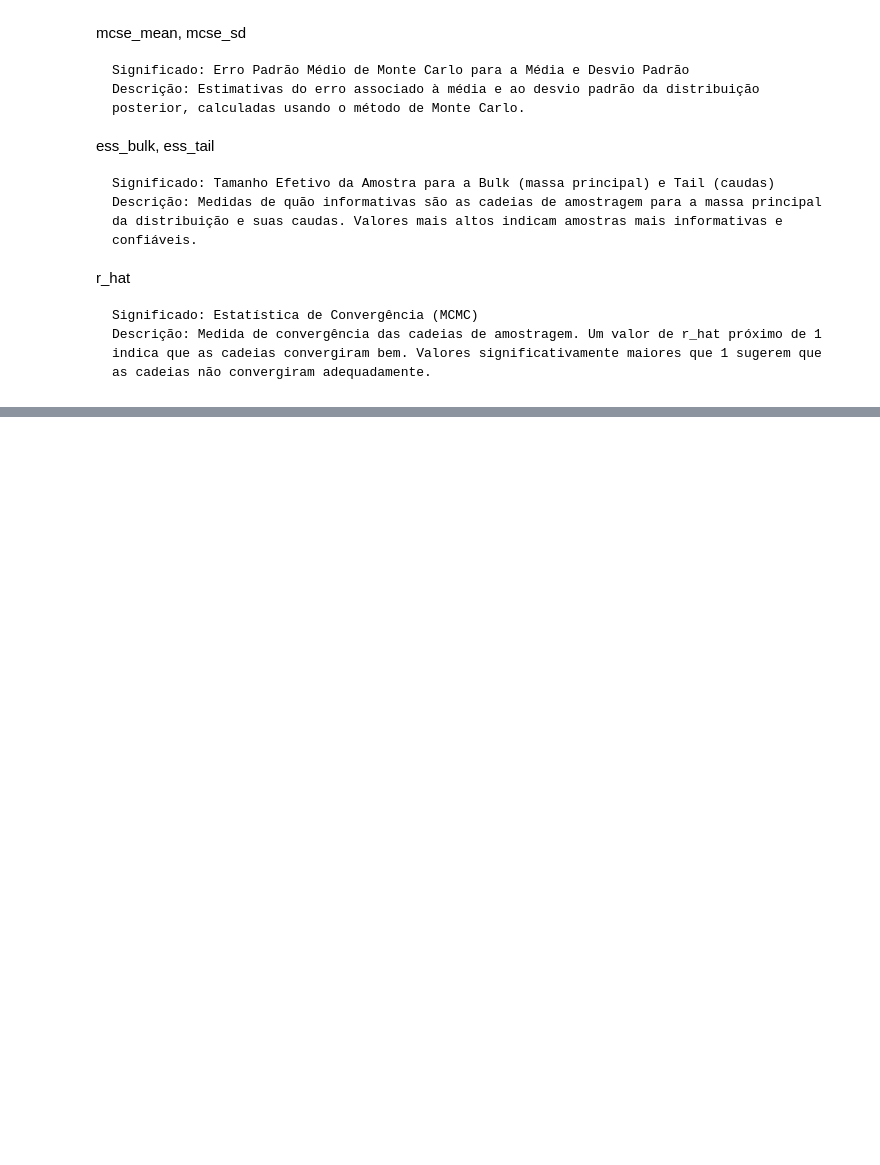
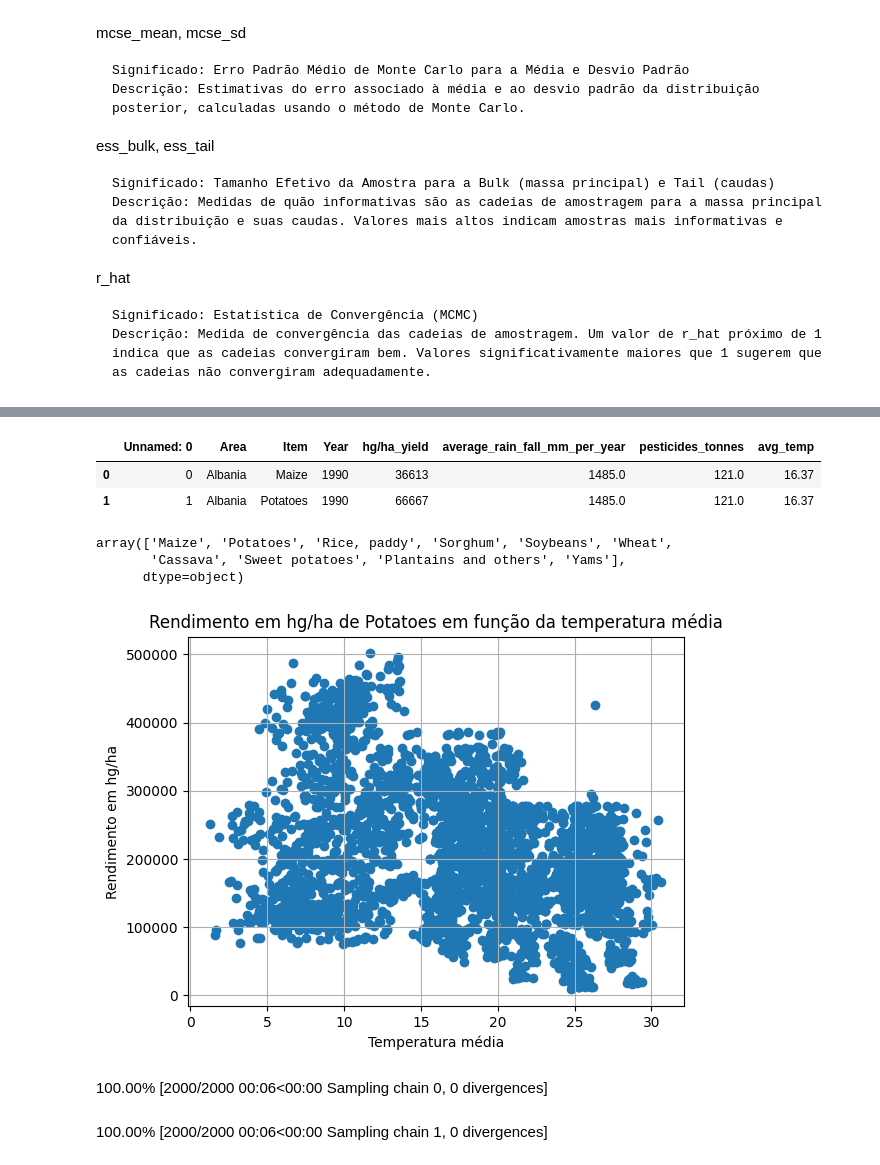
Before and after one commit to namespaiva/pred-analysis, a Jupyter notebook: pred_analisys.ipynb, the cells around one changed output, grey strips where cells are left out. Cells and saved outputs as stored; diff of their text form; code cells hidden in the pictures; blank space fills up the shorter version.

```diff
--- a/pred_analisys.ipynb
+++ b/pred_analisys.ipynb
@@ -176,0 +200,48 @@ az.plot_posterior(trace, hdi_prob=0.94)
+# %%
+import pymc as pm
+import pandas as pd
+import numpy as np
+import arviz as az
+import matplotlib.pyplot as plt
+
+dados = pd.read_csv('yield_df.csv')
+dados.head(2)
+# %% [output]
+|  | Unnamed: 0 | Area | Item | Year | hg/ha_yield | average_rain_fall_mm_per_year | pesticides_tonnes | avg_temp |
+| 0 | 0 | Albania | Maize | 1990 | 36613 | 1485.0 | 121.0 | 16.37 |
+| 1 | 1 | Albania | Potatoes | 1990 | 66667 | 1485.0 | 121.0 | 16.37 |
+# %%
+dados["Item"].unique()
+# %% [output]
+array(['Maize', 'Potatoes', 'Rice, paddy', 'Sorghum', 'Soybeans', 'Wheat',
+       'Cassava', 'Sweet potatoes', 'Plantains and others', 'Yams'],
+      dtype=object)
+# %%
+item = "Potatoes"
+product = dados[dados["Item"] == item]
+
+plt.scatter(product["avg_temp"], product["hg/ha_yield"])
+plt.title(f"Rendimento em hg/ha de {item} em função da temperatura média")
+plt.xlabel("Temperatura média")
+plt.ylabel("Rendimento em hg/ha")
+plt.grid(True)
+plt.show()
+# %% [output]
+[figure, added]
+# %%
+t = product['avg_temp']
+obs = product['hg/ha_yield']
+
+with pm.Model() as model:
+  a = pm.Normal('a', 100000, 20000)
+  b = pm.Normal('b', -1000, 10000)
+
+  eps = pm.Normal('eps', 0, 10000)
+
+  likelihood = pm.Normal('y_obs', a+b*t, eps, observed=obs)
+
+with model:
+  trace = pm.sample()
+# %% [output]
+100.00% [2000/2000 00:06<00:00 Sampling chain 0, 0 divergences]
+100.00% [2000/2000 00:06<00:00 Sampling chain 1, 0 divergences]
```
Also changed, not shown: parts of 59 cells of this notebook.
